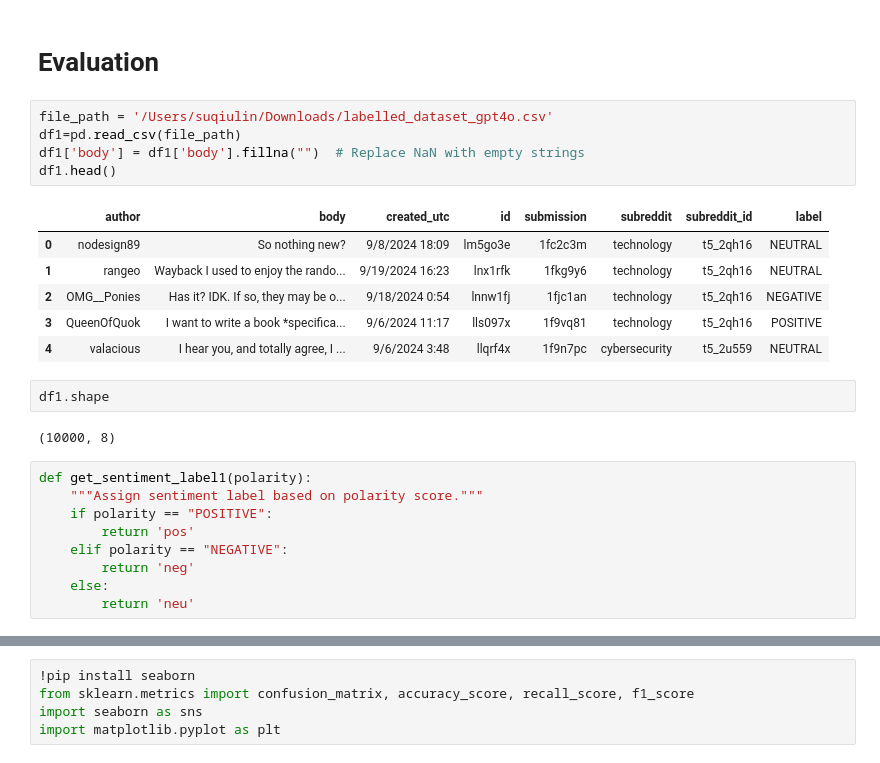
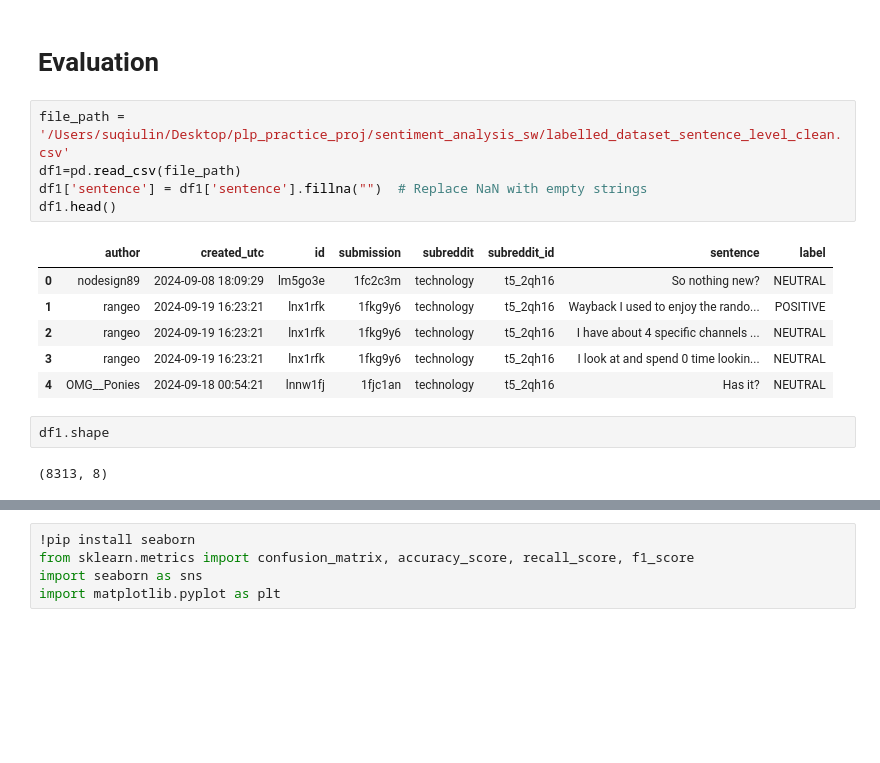
Before and after one commit to wbcmthh42/plp_practice_proj, a Jupyter notebook: sentiment_qiulin/sentiment_analysis_textblob_sentlevel.ipynb, the cells around one changed output, grey strips where cells are left out. Cells and saved outputs as stored; diff of their text form; blank space fills up the shorter version.

```diff
--- a/sentiment_qiulin/sentiment_analysis_textblob_sentlevel.ipynb
+++ b/sentiment_qiulin/sentiment_analysis_textblob_sentlevel.ipynb
@@ -149,27 +145,18 @@ Requirement already satisfied: six>=1.5 in /opt/anaconda3/envs/intellifill/lib/p
 # %% [markdown]
 # Evaluation
 # %%
-file_path = '/Users/suqiulin/Downloads/labelled_dataset_gpt4o.csv'
+file_path = '/Users/suqiulin/Desktop/plp_practice_proj/sentiment_analysis_sw/labelled_dataset_sentence_level_clean.csv'
 df1=pd.read_csv(file_path)
-df1['body'] = df1['body'].fillna("")  # Replace NaN with empty strings
+df1['sentence'] = df1['sentence'].fillna("")  # Replace NaN with empty strings
 df1.head()
 # %% [output]
-|  | author | body | created_utc | id | submission | subreddit | subreddit_id | label |
-| 0 | nodesign89 | So nothing new? | 9/8/2024 18:09 | lm5go3e | 1fc2c3m | technology | t5_2qh16 | NEUTRAL |
-| 1 | rangeo | Wayback I used to enjoy the rando... | 9/19/2024 16:23 | lnx1rfk | 1fkg9y6 | technology | t5_2qh16 | NEUTRAL |
-| 2 | OMG__Ponies | Has it? IDK. If so, they may be o... | 9/18/2024 0:54 | lnnw1fj | 1fjc1an | technology | t5_2qh16 | NEGATIVE |
-| 3 | QueenOfQuok | I want to write a book *specifica... | 9/6/2024 11:17 | lls097x | 1f9vq81 | technology | t5_2qh16 | POSITIVE |
-| 4 | valacious | I hear you, and totally agree, I ... | 9/6/2024 3:48 | llqrf4x | 1f9n7pc | cybersecurity | t5_2u559 | NEUTRAL |
+|  | author | created_utc | id | submission | subreddit | subreddit_id | sentence | label |
+| 0 | nodesign89 | 2024-09-08 18:09:29 | lm5go3e | 1fc2c3m | technology | t5_2qh16 | So nothing new? | NEUTRAL |
+| 1 | rangeo | 2024-09-19 16:23:21 | lnx1rfk | 1fkg9y6 | technology | t5_2qh16 | Wayback I used to enjoy the rando... | POSITIVE |
+| 2 | rangeo | 2024-09-19 16:23:21 | lnx1rfk | 1fkg9y6 | technology | t5_2qh16 | I have about 4 specific channels ... | NEUTRAL |
+| 3 | rangeo | 2024-09-19 16:23:21 | lnx1rfk | 1fkg9y6 | technology | t5_2qh16 | I look at and spend 0 time lookin... | NEUTRAL |
+| 4 | OMG__Ponies | 2024-09-18 00:54:21 | lnnw1fj | 1fjc1an | technology | t5_2qh16 | Has it? | NEUTRAL |
 # %%
 df1.shape
 # %% [output]
-(10000, 8)
+(8313, 8)
-# %%
-def get_sentiment_label1(polarity):
-    """Assign sentiment label based on polarity score."""
-    if polarity == "POSITIVE":
-        return 'pos'
-    elif polarity == "NEGATIVE":
-        return 'neg'
-    else:
-        return 'neu'
```
Also changed, not shown: parts of 12 cells of this notebook.
